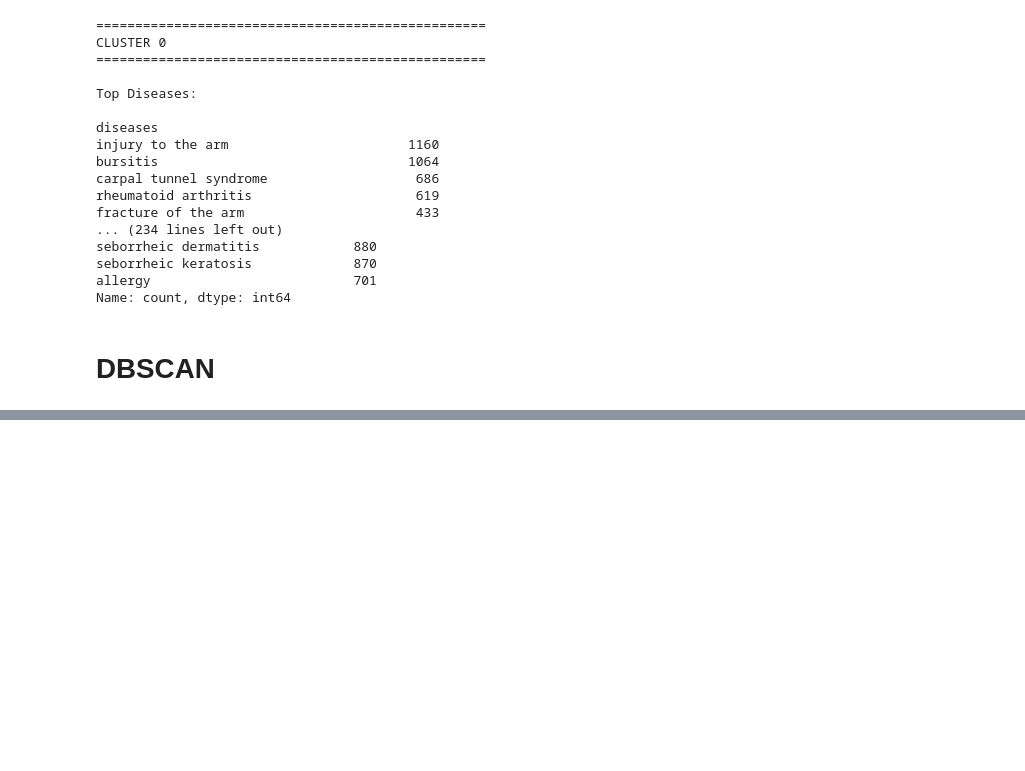
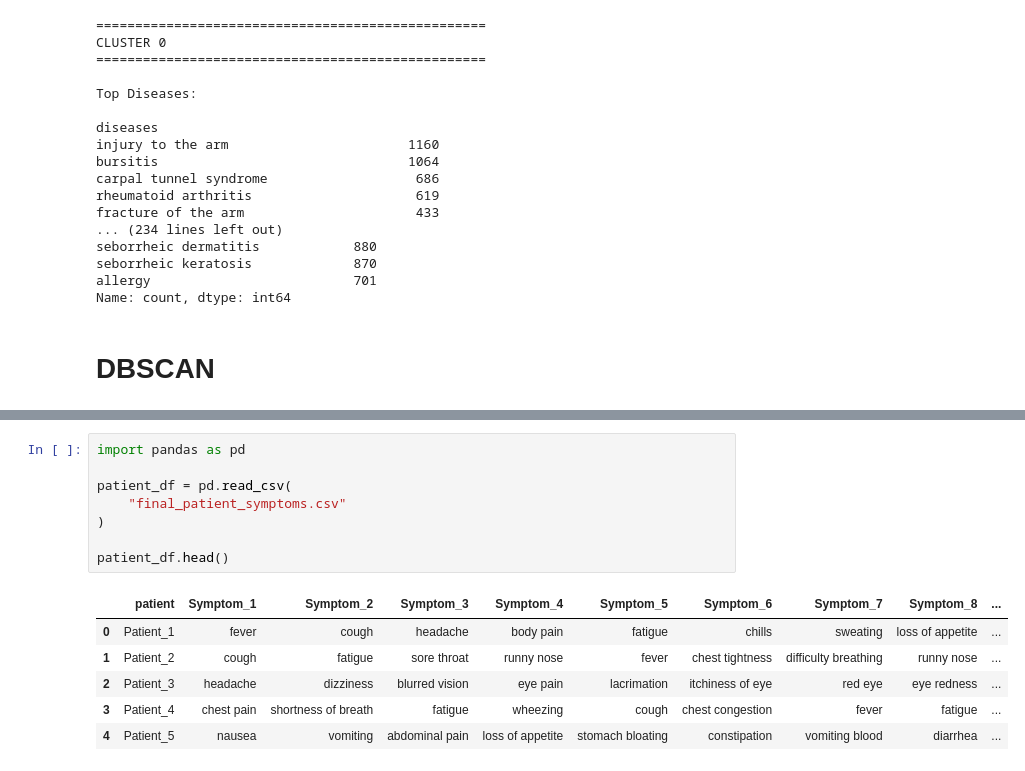
Before and after one commit to SATYA012904/Disease-Symptom-Pattern-Discovery, a Jupyter notebook: Untitled27.ipynb, the cells around one changed output, grey strips where cells are left out. Cells and saved outputs as stored; diff of their text form; blank space fills up the shorter version.

```diff
--- a/Untitled27.ipynb
+++ b/Untitled27.ipynb
@@ -1057,0 +808,15 @@ plt.show()
+# %%
+import pandas as pd
+
+patient_df = pd.read_csv(
+    "final_patient_symptoms.csv"
+)
+
+patient_df.head()
+# %% [output]
+|  | patient | Symptom_1 | Symptom_2 | Symptom_3 | Symptom_4 | Symptom_5 | Symptom_6 | Symptom_7 | Symptom_8 | ... |
+| 0 | Patient_1 | fever | cough | headache | body pain | fatigue | chills | sweating | loss of appetite | ... |
+| 1 | Patient_2 | cough | fatigue | sore throat | runny nose | fever | chest tightness | difficulty breathing | runny nose | ... |
+| 2 | Patient_3 | headache | dizziness | blurred vision | eye pain | lacrimation | itchiness of eye | red eye | eye redness | ... |
+| 3 | Patient_4 | chest pain | shortness of breath | fatigue | wheezing | cough | chest congestion | fever | fatigue | ... |
+| 4 | Patient_5 | nausea | vomiting | abdominal pain | loss of appetite | stomach bloating | constipation | vomiting blood | diarrhea | ... |
```
Also changed, not shown: parts of 33 cells of this notebook.
